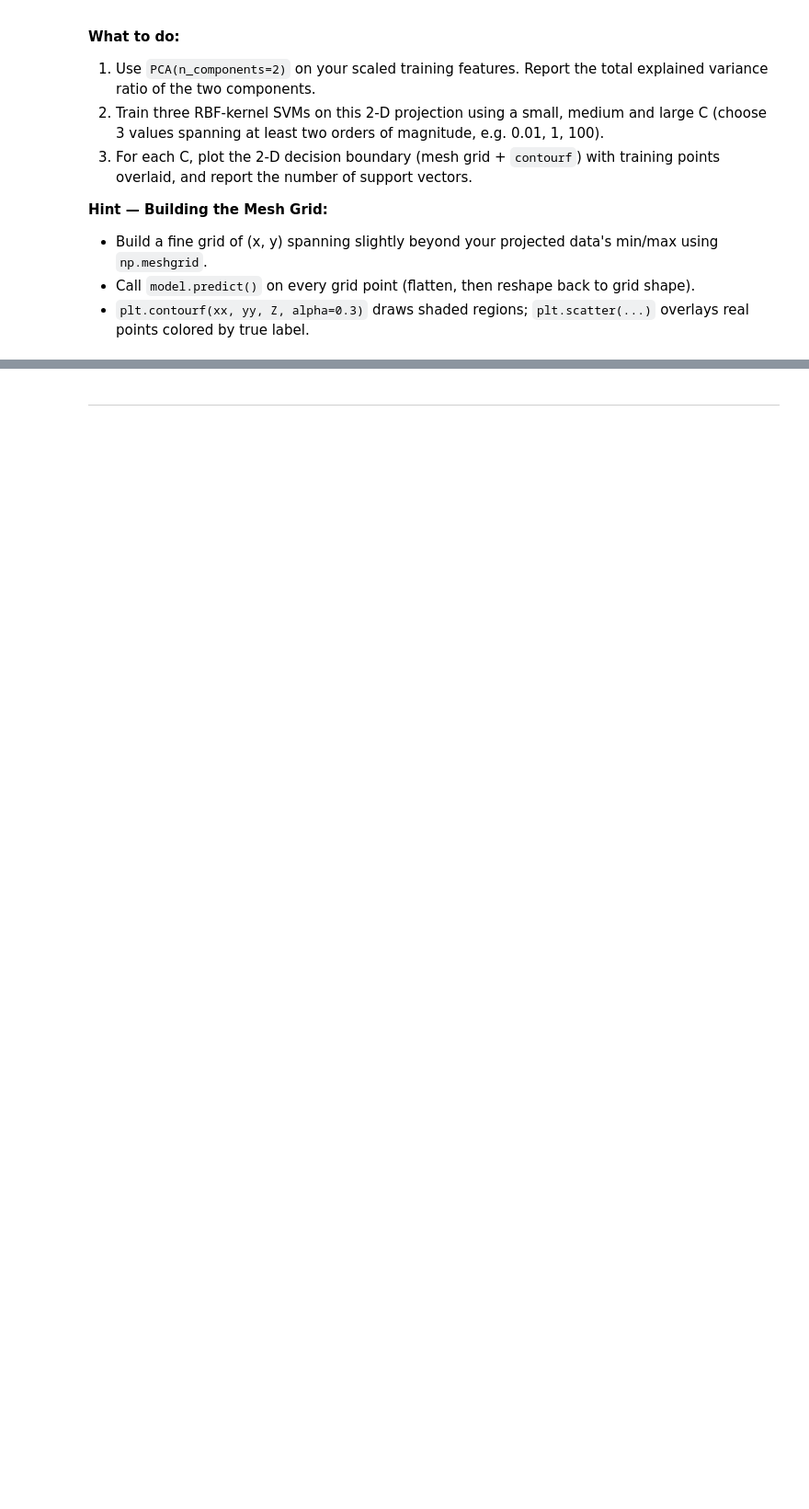
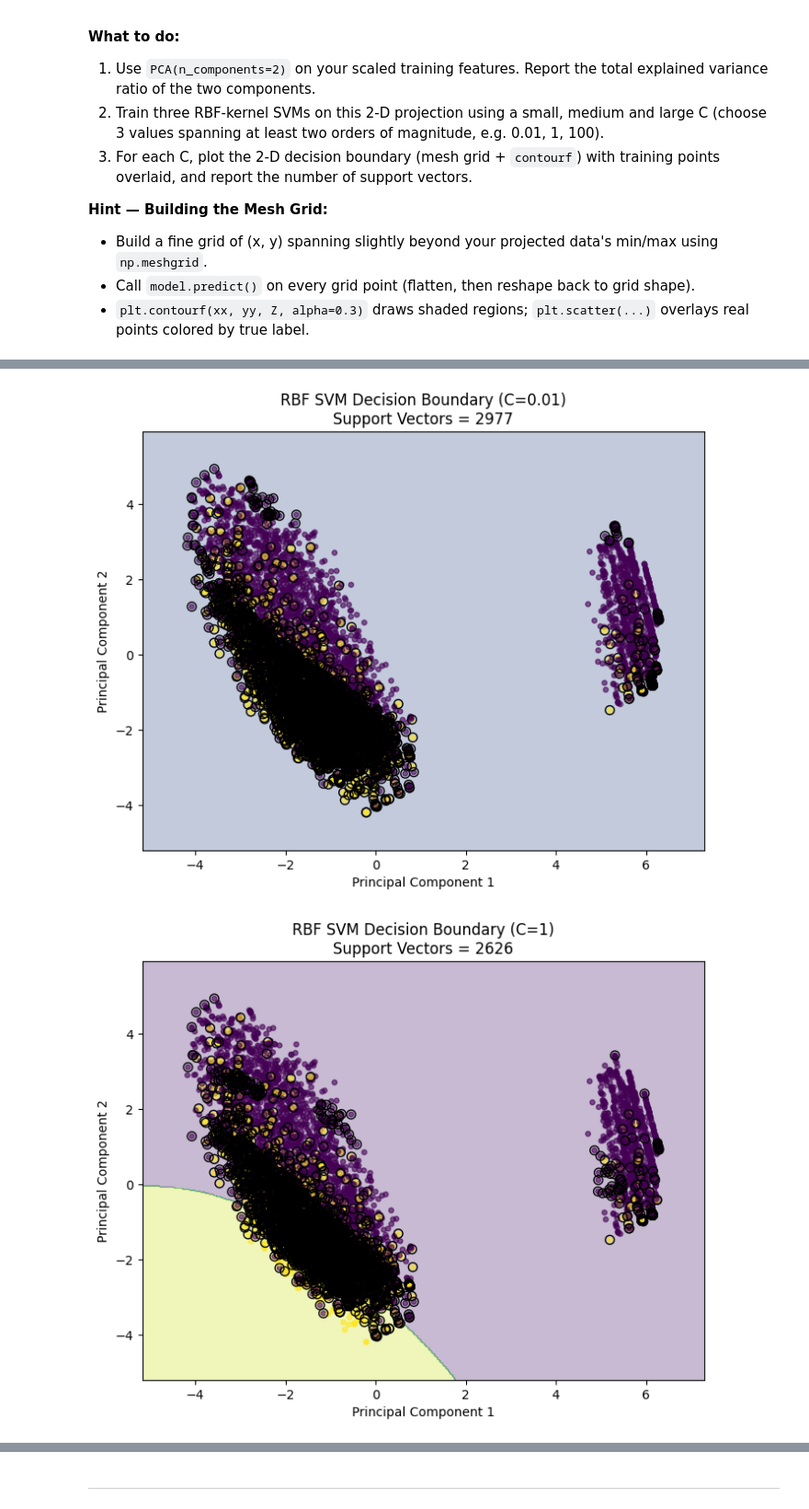
Before and after one commit to Ritika-Lund/Machine-learning-Lab, a Jupyter notebook: LAB 08/Lab8_SVM_Template.ipynb, the cells around one changed output, grey strips where cells are left out. Shown at 92% size. Cells and saved outputs as stored; diff of their text form; code cells hidden in the pictures; blank space fills up the shorter version.

```diff
--- a/LAB 08/Lab8_SVM_Template.ipynb
+++ b/LAB 08/Lab8_SVM_Template.ipynb
@@ -136,2 +468,20 @@ X_test_s  = scaler.transform(X_test)
 # %%
 # YOUR CODE HERE — train RBF SVMs at 3 different C values on the 2-D projection
+from sklearn.svm import SVC
+
+C_values = [0.01, 1, 100]
+
+pca_models = {}
+
+for C in C_values:
+    model = SVC(
+        kernel='rbf',
+        C=C,
+        gamma='scale',
+        random_state=42
+    )
+
+    model.fit(X_train_pca, y_train)
+    pca_models[C] = model
+
+    print(f"C={C}: {len(model.support_)} support vectors")
@@ -156,0 +492,57 @@ X_test_s  = scaler.transform(X_test)
+# %%
+# YOUR CODE HERE — plot decision boundary for each C (mesh grid + contourf)
+import numpy as np
+import matplotlib.pyplot as plt
+
+# Create a mesh over the PCA feature space
+x_min = X_train_pca[:, 0].min() - 1
+x_max = X_train_pca[:, 0].max() + 1
+y_min = X_train_pca[:, 1].min() - 1
+y_max = X_train_pca[:, 1].max() + 1
+
+xx, yy = np.meshgrid(
+    np.linspace(x_min, x_max, 400),
+    np.linspace(y_min, y_max, 400)
+)
+
+grid = np.c_[xx.ravel(), yy.ravel()]
+
+for C in C_values:
+    model = pca_models[C]
+
+    Z = model.predict(grid)
+    Z = Z.reshape(xx.shape)
+
+    plt.figure(figsize=(8, 6))
+
+    plt.contourf(xx, yy, Z, alpha=0.3)
+
+    plt.scatter(
+        X_train_pca[:, 0],
+        X_train_pca[:, 1],
+        c=y_train,
+        s=15,
+        alpha=0.6
+    )
+
+    # Highlight support vectors
+    plt.scatter(
+        X_train_pca[model.support_, 0],
+        X_train_pca[model.support_, 1],
+        facecolors='none',
+        edgecolors='black',
+        s=50,
+        linewidths=1
+    )
+
+    plt.xlabel("Principal Component 1")
+    plt.ylabel("Principal Component 2")
+    plt.title(
+        f"RBF SVM Decision Boundary (C={C})\n"
+        f"Support Vectors = {len(model.support_)}"
+    )
+
+    plt.show()
+# %% [output]
+[figure, added]
+[figure, added]
```
Also changed, not shown: parts of 56 cells of this notebook, 2 other files.
